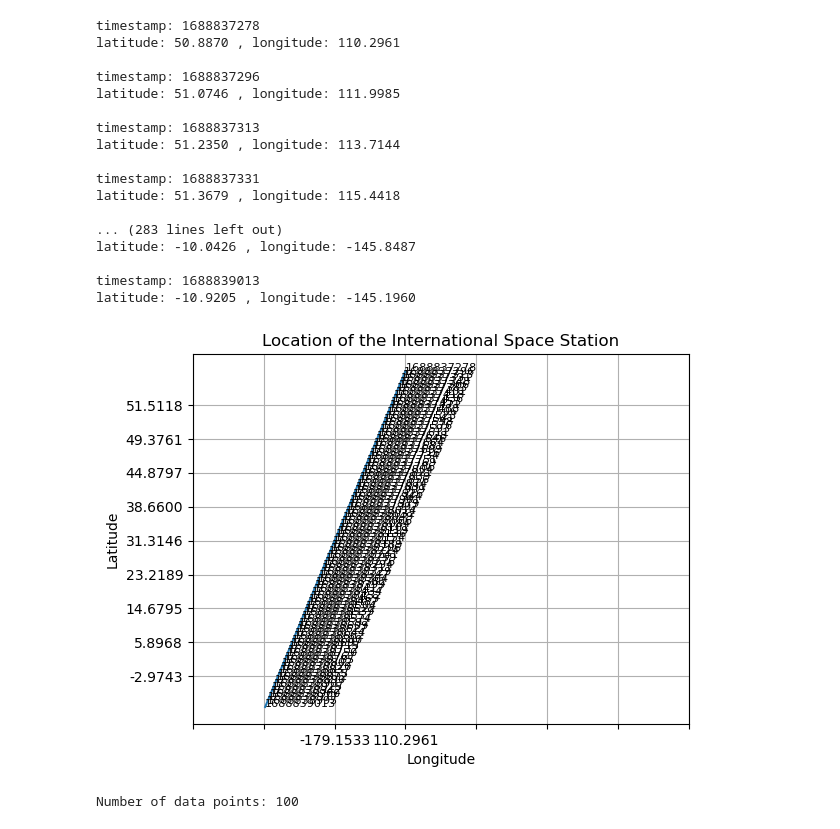
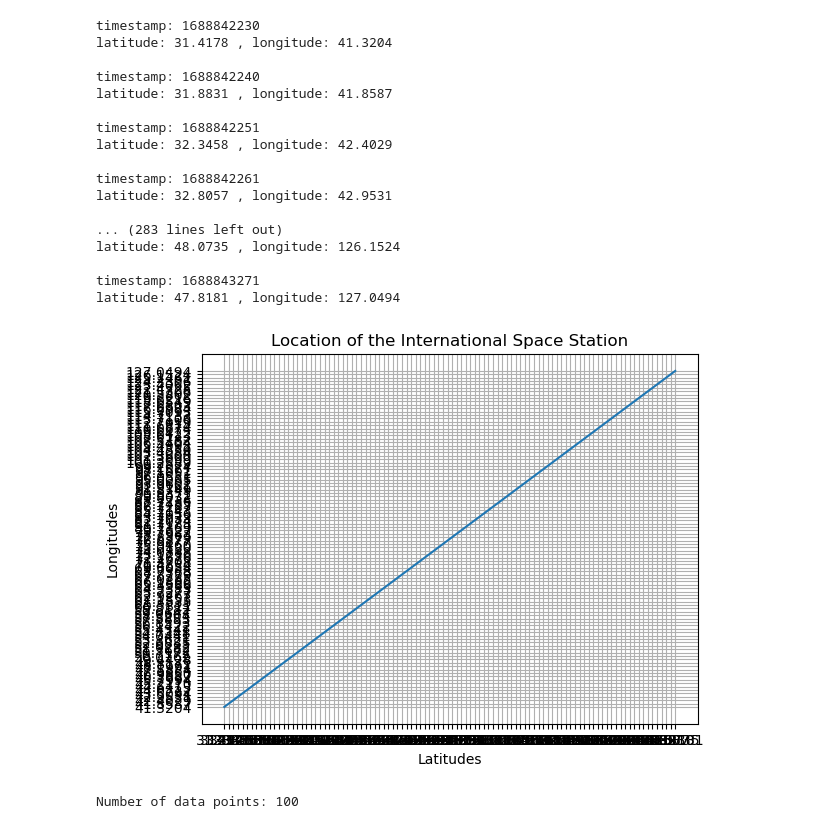
Before and after one commit to RonnSia/RonnsRepositoryFile, a Jupyter notebook: iss.ipynb, the cells around one changed output. Saved outputs shown, nothing was run; the diff lists cells and outputs as text; code cells hidden in the pictures.

```diff
--- a/iss.ipynb
+++ b/iss.ipynb
@@ -6,7 +6,7 @@ import json
 
 url = "http://api.open-notify.org/iss-now.json"
 data_count = 100 #used chat gpt for this
-interval = 17 #used chat gpt for this, will wait approx 28 minutes to get 100 data
+interval = 10 #used chat gpt for this, will wait approx 16 minutes to get 100 data
 
 data = []
 for _ in range(data_count):
@@ -26,49 +26,40 @@ for data_point in data:
     print("latitude:", data_point['latitude'], ", longitude:", data_point['longitude'])
     print()  # Add an empty line between data points
 # %% [output]
-timestamp: 1688837278
-latitude: 50.8870 , longitude: 110.2961
+timestamp: 1688842230
+latitude: 31.4178 , longitude: 41.3204
 
-timestamp: 1688837296
-latitude: 51.0746 , longitude: 111.9985
+timestamp: 1688842240
+latitude: 31.8831 , longitude: 41.8587
 
-timestamp: 1688837313
-latitude: 51.2350 , longitude: 113.7144
+timestamp: 1688842251
+latitude: 32.3458 , longitude: 42.4029
 
-timestamp: 1688837331
-latitude: 51.3679 , longitude: 115.4418
+timestamp: 1688842261
+latitude: 32.8057 , longitude: 42.9531
 
 ... (283 lines left out)
-latitude: -10.0426 , longitude: -145.8487
+latitude: 48.0735 , longitude: 126.1524
 
-timestamp: 1688839013
-latitude: -10.9205 , longitude: -145.1960
+timestamp: 1688843271
+latitude: 47.8181 , longitude: 127.0494
 # %%
 import matplotlib.pyplot as plt
-
+import matplotlib.pyplot as plt
 
 timestamps = [data_point['timestamp'] for data_point in data]
 latitudes = [data_point['latitude'] for data_point in data]
 longitudes = [data_point['longitude'] for data_point in data]
 
-
-plt.plot(longitudes, latitudes)
-plt.xlabel('Longitude')
-plt.ylabel('Latitude')
+plt.plot(latitudes, longitudes)
+plt.xlabel('Latitudes')
+plt.ylabel('Longitudes')
 plt.title('Location of the International Space Station')
 plt.grid(True)
-plt.xticks(range(-200, 200, 50))
-plt.yticks(range(10, 100, 10))
-plt.gca().invert_yaxis()
-plt.gca().invert_xaxis()
-
-
-for i, txt in enumerate(timestamps): #chatgpt this for the timestamp
-    plt.annotate(txt, (longitudes[i], latitudes[i]), fontsize=8)
 
 plt.show()
 # %% [output]
-[figure, old version]
+[figure, new version]
 # %%
 timestamps_count = len(timestamps)
 print("Number of data points:", timestamps_count) #proof it is 100 in the data set
```
